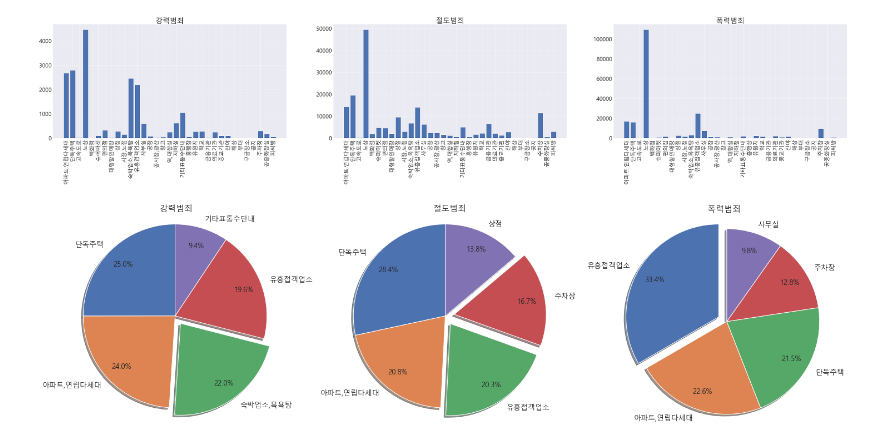
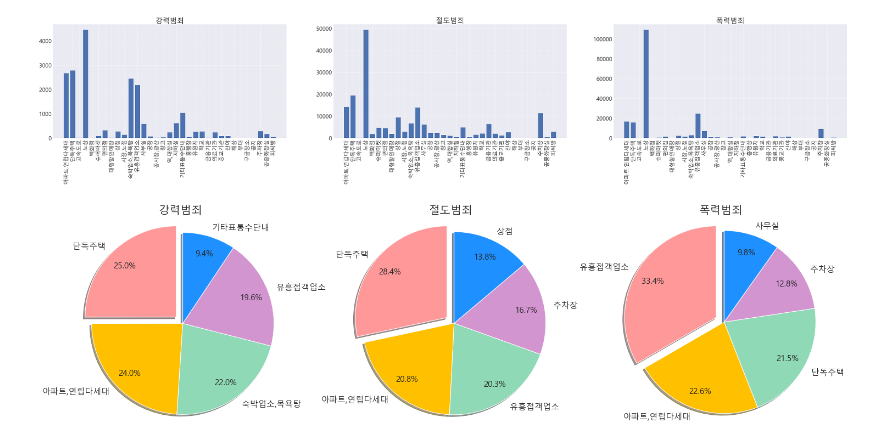
Before and after one commit to Hu-GE2022/artData, a Jupyter notebook: 대겸/busan_crime_place.ipynb, the cells around one changed output. Cells and saved outputs as stored; diff of their text form; code cells hidden in the pictures.

```diff
--- a/대겸/busan_crime_place.ipynb
+++ b/대겸/busan_crime_place.ipynb
@@ -18,5 +20,5 @@ sns.set(font='Malgun Gothic', rc={'axes.unicode_minus':False}, style='darkgrid')
 # %%
-cri_area=pd.read_csv('./data/crime_area.csv', encoding='euc-kr')
+cri_area=pd.read_csv('../data/crime_area.csv', encoding='utf-8')
 cri_area
 # %% [output]
 |  | 범죄대분류 | 범죄중분류 | 아파트,연립다세대 | 단독주택 | 고속도로 | 노상 | 백화점 | 슈퍼마켓 | 편의점 | 대형할인매장 | ... | ... |
@@ -124,15 +110,15 @@ cri_area_data
 # lens
 n = 0
 plt.figure(figsize=(100,50))
-for ind, i in enumerate(cri_area_data.index):
+for i in range(len(cri_area_data.index)):
   n+=1
-  a_list = cri_area_data.iloc[ind]
+  a_list = cri_area_data.iloc[i]
   a_list = a_list[::]
   ins = list(a_list.index)
   val = a_list.values
   plt.subplot(3,3,n)
   plt.bar(ins,val)
-  plt.title(i, fontsize=50)
+  plt.title(cri_area_data.index[i], fontsize=50)
   plt.xticks(rotation = 90, fontsize=38)
   plt.yticks(fontsize=40)
 plt.show()
@@ -141,22 +127,18 @@ plt.show()
 # %%
 #노상 제외 범죄 별 발생장소 top5 pie chart
 drop_ns = cri_area_data.drop(['노상'],axis=1)
-fig, axs = plt.subplots(nrows=1, ncols=3, figsize=(25,7))
-for ind, i in enumerate(drop_ns.index):
-  a_list = drop_ns.iloc[ind]
+fig, axs = plt.subplots(1, 3, figsize=(25,7))
+for i in range(len(drop_ns.index)):
+  a_list = drop_ns.iloc[i]
   a_list = a_list.sort_values(ascending=False)
   a_list= a_list.iloc[:5]
   ins = list(a_list.index)
   val = a_list.values
-  ax = axs[ind]
-  if i == '강력범죄':
-    explode = (0,0,0.1,0,0)
-  elif i == '절도범죄':
-    explode = (0,0,0.1,0.1,0)
-  elif i == '폭력범죄':
-    explode = (0.1,0,0,0,0)
-  wedges, texts, autotexts = ax.pie(val,labels = ins,autopct='%1.1f%%', explode = explode, pctdistance=0.8, shadow=True, startangle=90,textprops = {'fontsize':13})
+  ax = axs[i]
+  explode = (0.1,0,0,0,0)
+  colors = ('#ff9999','#ffc000','#8fd9b6','#d395d0','dodgerblue')
+  ax.pie(val,labels = ins,autopct='%.1f%%', explode = explode, pctdistance=0.8, shadow=True, startangle=90,textprops = {'fontsize':15}, colors=colors)
   ax.axis('equal')
-  ax.set_title(i,fontsize=15)
+  ax.set_title(drop_ns.index[i],fontsize=20)
 # %% [output]
-[figure, old version]
+[figure, new version]
```
Also changed, not shown: parts of 3 cells of this notebook.
